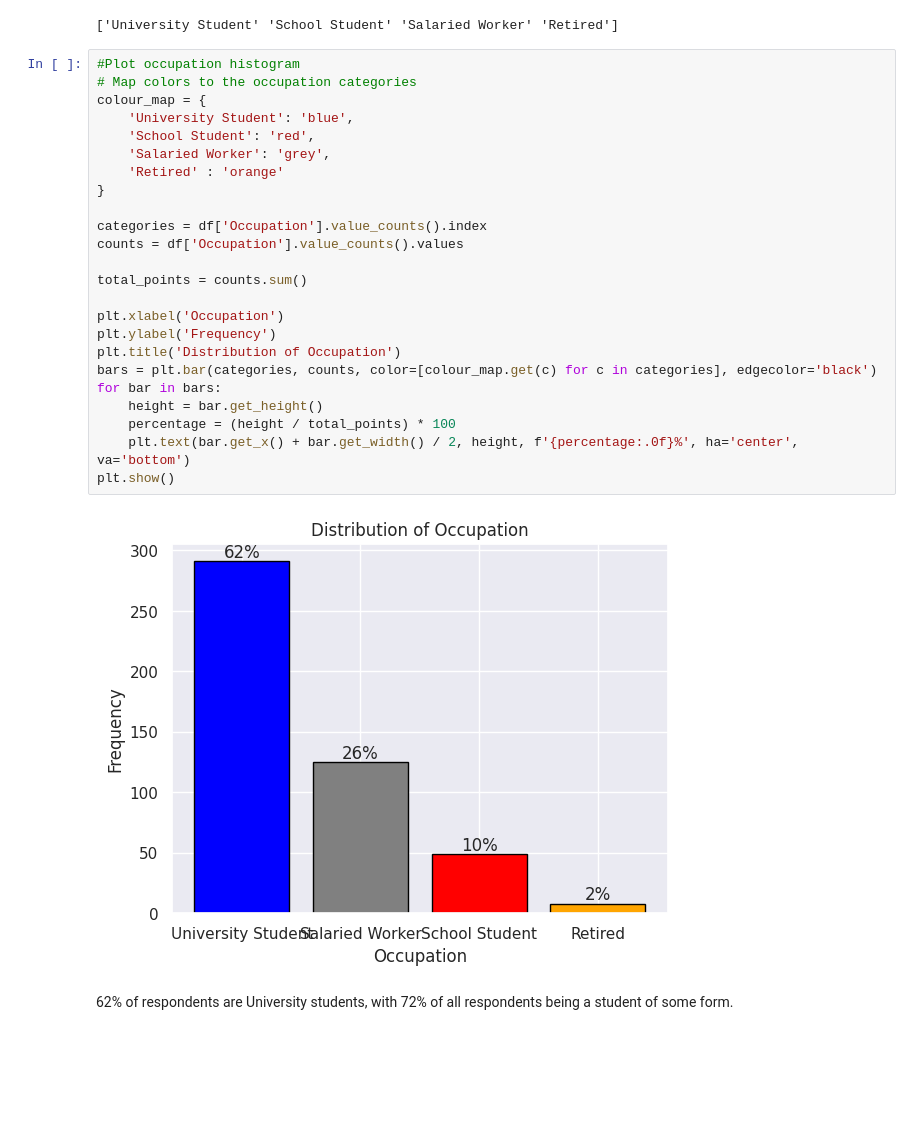
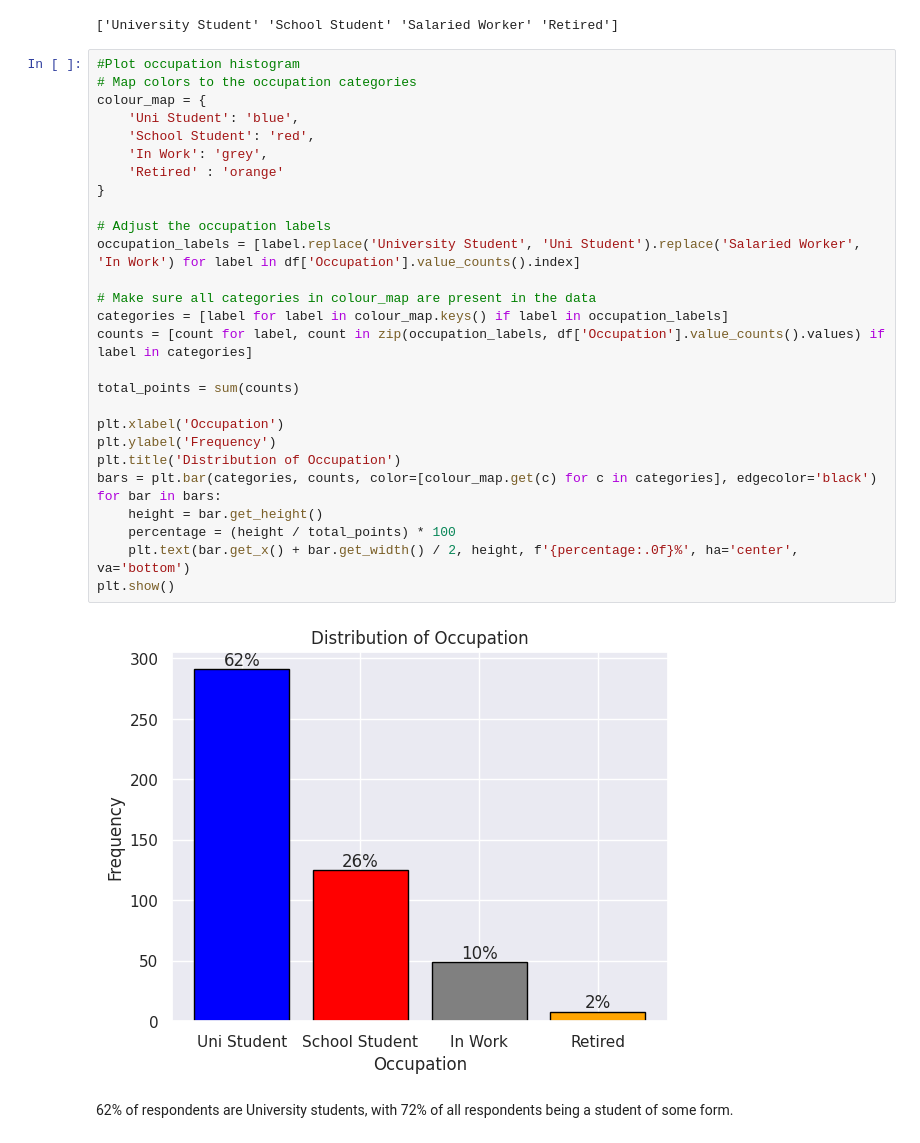
Before and after one commit to ookadeet/SocialMedia-MentalHealth, a Jupyter notebook: smmh.ipynb, the cells around one changed output. Drawn from its saved outputs; the diff is of its cells as text; blank space fills up the shorter version.

```diff
--- a/smmh.ipynb
+++ b/smmh.ipynb
@@ -497,29 +491,33 @@ print(df.Occupation.unique())
 # %%
 #Plot occupation histogram
 # Map colors to the occupation categories
 colour_map = {
-    'University Student': 'blue',
+    'Uni Student': 'blue',
     'School Student': 'red',
-    'Salaried Worker': 'grey',
+    'In Work': 'grey',
     'Retired' : 'orange'
 }
 
-categories = df['Occupation'].value_counts().index
-counts = df['Occupation'].value_counts().values
+# Adjust the occupation labels
+occupation_labels = [label.replace('University Student', 'Uni Student').replace('Salaried Worker', 'In Work') for label in df['Occupation'].value_counts().index]
 
-total_points = counts.sum()
+# Make sure all categories in colour_map are present in the data
+categories = [label for label in colour_map.keys() if label in occupation_labels]
+counts = [count for label, count in zip(occupation_labels, df['Occupation'].value_counts().values) if label in categories]
+
+total_points = sum(counts)
 
 plt.xlabel('Occupation')
 plt.ylabel('Frequency')
 plt.title('Distribution of Occupation')
 bars = plt.bar(categories, counts, color=[colour_map.get(c) for c in categories], edgecolor='black')
 for bar in bars:
     height = bar.get_height()
     percentage = (height / total_points) * 100
     plt.text(bar.get_x() + bar.get_width() / 2, height, f'{percentage:.0f}%', ha='center', va='bottom')
 plt.show()
 # %% [output]
-[figure, old version]
+[figure, new version]
 # %% [markdown]
 62% of respondents are University students, with 72% of all respondents being a student of some form.
 # %%
```
Also changed, not shown: parts of 10 cells of this notebook.
